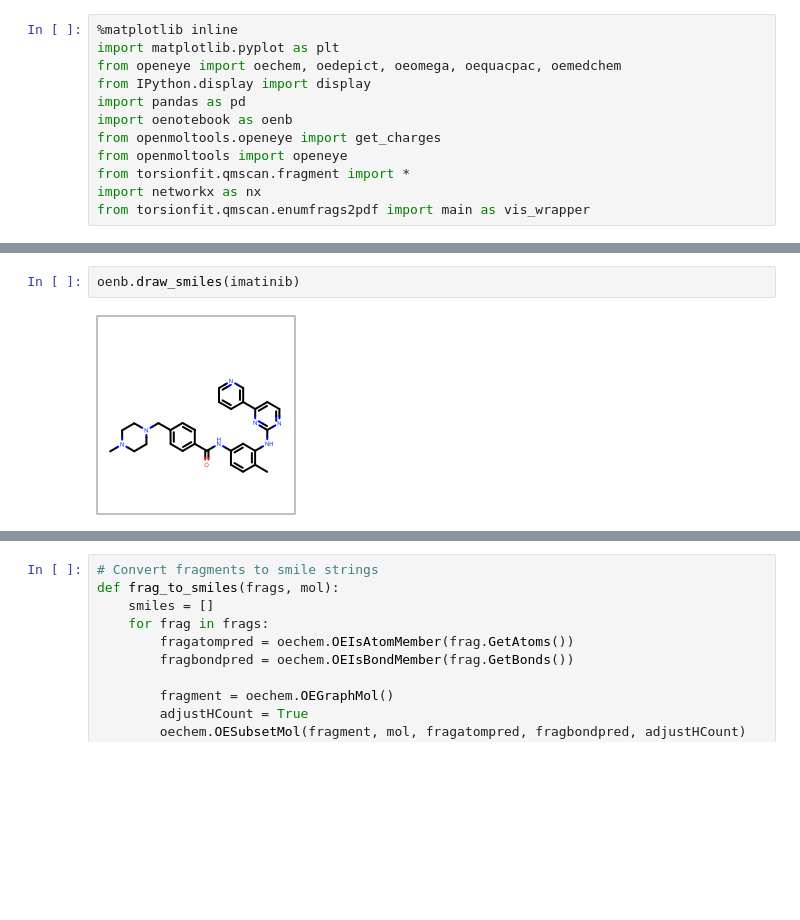
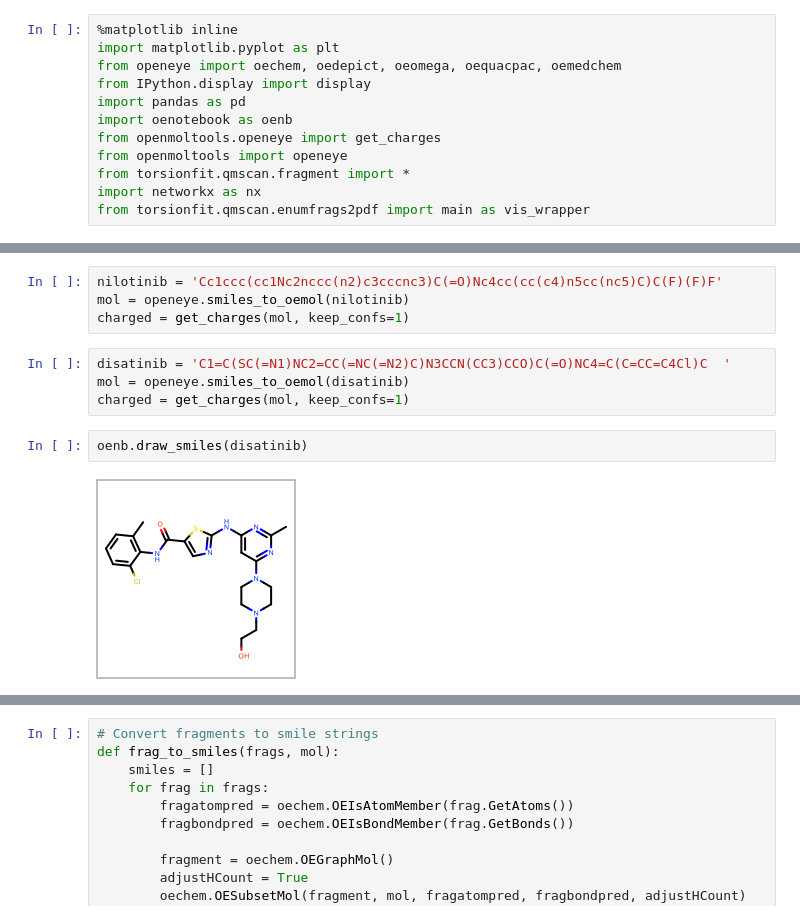
Before and after one commit to choderalab/torsionfit_examples, a Jupyter notebook: fragmentation/Fragmentation_prototyping.ipynb, the cells around one changed output, grey strips where cells are left out. Drawn from its saved outputs; the diff is of its cells as text; blank space fills up the shorter version.

```diff
--- a/fragmentation/Fragmentation_prototyping.ipynb
+++ b/fragmentation/Fragmentation_prototyping.ipynb
@@ -64,7 +19,15 @@ charged = get_charges(mol, keep_confs=1)
+# %%
+nilotinib = 'Cc1ccc(cc1Nc2nccc(n2)c3cccnc3)C(=O)Nc4cc(cc(c4)n5cc(nc5)C)C(F)(F)F'
+mol = openeye.smiles_to_oemol(nilotinib)
+charged = get_charges(mol, keep_confs=1)
+# %%
+disatinib = 'C1=C(SC(=N1)NC2=CC(=NC(=N2)C)N3CCN(CC3)CCO)C(=O)NC4=C(C=CC=C4Cl)C	'
+mol = openeye.smiles_to_oemol(disatinib)
+charged = get_charges(mol, keep_confs=1)
 # %%
-oenb.draw_smiles(imatinib)
+oenb.draw_smiles(disatinib)
 # %% [output]
-[figure, old version]
+[figure, new version]
 # %%
 def is_hbond(bond):
     hbond = None
```
Also changed, not shown: parts of 45 cells of this notebook.
